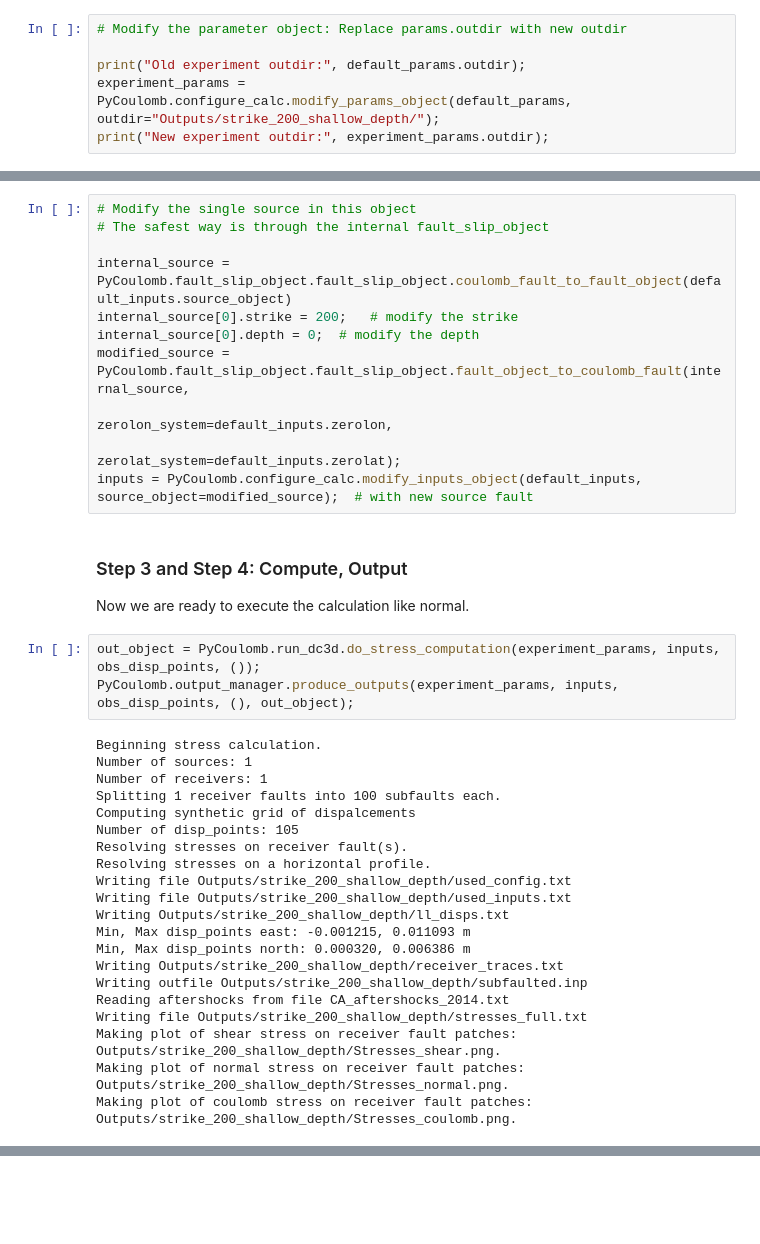
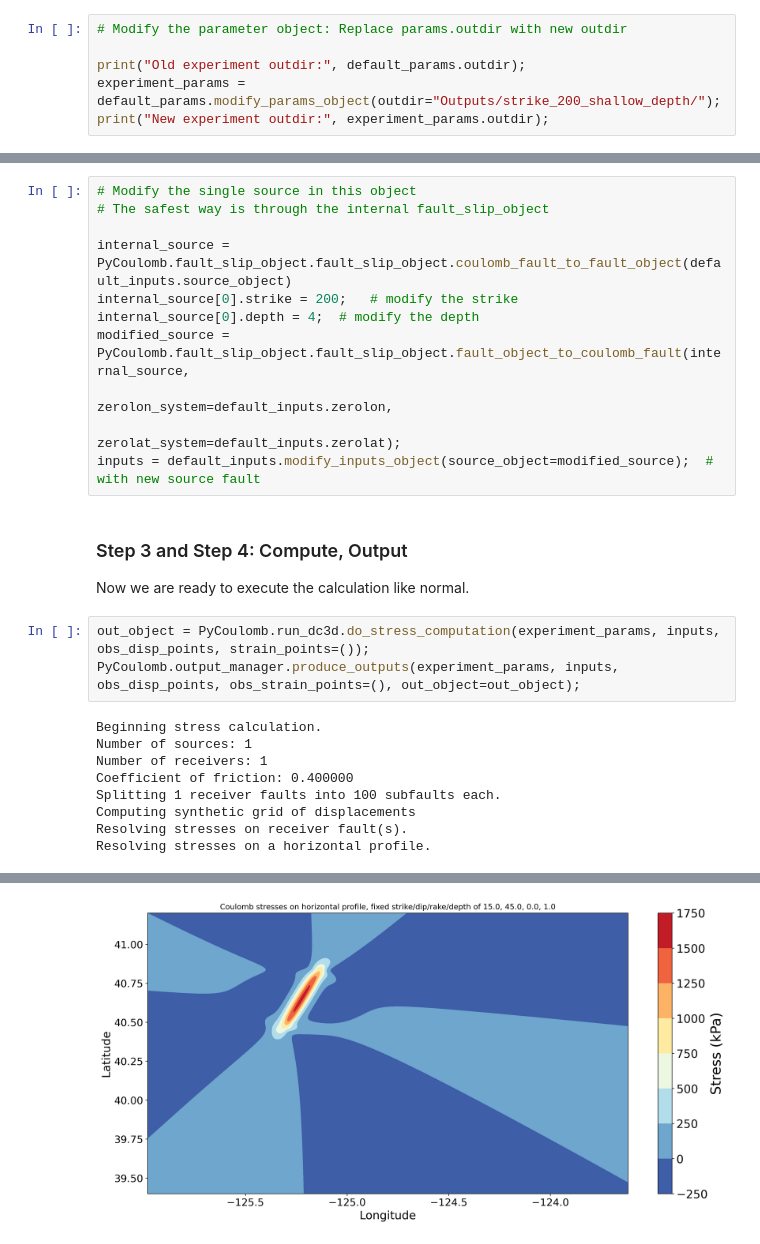
Before and after one commit to kmaterna/elastic_stresses_py, a Jupyter notebook: examples/Example_2/Run_Elastic_stresses_py.ipynb, the cells around one changed output, grey strips where cells are left out. Drawn from its saved outputs; the diff is of its cells as text; blank space fills up the shorter version.

Commit message:
changing examples to use new executable names without .py after pyproj.toml migration

```diff
--- a/examples/Example_2/Run_Elastic_stresses_py.ipynb
+++ b/examples/Example_2/Run_Elastic_stresses_py.ipynb
@@ -139,7 +157,7 @@ We next modify the Params object to direct our outputs into a different output f
 # Modify the parameter object: Replace params.outdir with new outdir
 
 print("Old experiment outdir:", default_params.outdir);
-experiment_params = PyCoulomb.configure_calc.modify_params_object(default_params, outdir="Outputs/strike_200_shallow_depth/");
+experiment_params = default_params.modify_params_object(outdir="Outputs/strike_200_shallow_depth/");
 print("New experiment outdir:", experiment_params.outdir);
 # %% [output]
 Old experiment outdir: Outputs/my_experiment/
@@ -167,35 +184,23 @@ Then we modify the source fault within the input object.  **NOTE: THIS IS USUALL
 
 internal_source = PyCoulomb.fault_slip_object.fault_slip_object.coulomb_fault_to_fault_object(default_inputs.source_object)
 internal_source[0].strike = 200;   # modify the strike
-internal_source[0].depth = 0;  # modify the depth
+internal_source[0].depth = 4;  # modify the depth
 modified_source = PyCoulomb.fault_slip_object.fault_slip_object.fault_object_to_coulomb_fault(internal_source,
                                                                             zerolon_system=default_inputs.zerolon,
                                                                             zerolat_system=default_inputs.zerolat);
-inputs = PyCoulomb.configure_calc.modify_inputs_object(default_inputs, source_object=modified_source);  # with new source fault
+inputs = default_inputs.modify_inputs_object(source_object=modified_source);  # with new source fault
 # %% [markdown]
 ### Step 3 and Step 4: Compute, Output
 Now we are ready to execute the calculation like normal.
 # %%
-out_object = PyCoulomb.run_dc3d.do_stress_computation(experiment_params, inputs, obs_disp_points, ());
-PyCoulomb.output_manager.produce_outputs(experiment_params, inputs, obs_disp_points, (), out_object);
+out_object = PyCoulomb.run_dc3d.do_stress_computation(experiment_params, inputs, obs_disp_points, strain_points=());
+PyCoulomb.output_manager.produce_outputs(experiment_params, inputs, obs_disp_points, obs_strain_points=(), out_object=out_object);
 # %% [output]
 Beginning stress calculation.
 Number of sources: 1
 Number of receivers: 1
+Coefficient of friction: 0.400000
 Splitting 1 receiver faults into 100 subfaults each.
-Computing synthetic grid of dispalcements
-Number of disp_points: 105
+Computing synthetic grid of displacements
 Resolving stresses on receiver fault(s).
 Resolving stresses on a horizontal profile.
-Writing file Outputs/strike_200_shallow_depth/used_config.txt
-Writing file Outputs/strike_200_shallow_depth/used_inputs.txt
-Writing Outputs/strike_200_shallow_depth/ll_disps.txt
-Min, Max disp_points east: -0.001215, 0.011093 m
-Min, Max disp_points north: 0.000320, 0.006386 m
-Writing Outputs/strike_200_shallow_depth/receiver_traces.txt
-Writing outfile Outputs/strike_200_shallow_depth/subfaulted.inp
-Reading aftershocks from file CA_aftershocks_2014.txt
-Writing file Outputs/strike_200_shallow_depth/stresses_full.txt
-Making plot of shear stress on receiver fault patches: Outputs/strike_200_shallow_depth/Stresses_shear.png.
-Making plot of normal stress on receiver fault patches: Outputs/strike_200_shallow_depth/Stresses_normal.png.
-Making plot of coulomb stress on receiver fault patches: Outputs/strike_200_shallow_depth/Stresses_coulomb.png.
@@ -202 +224,2 @@ Making plot of coulomb stress on receiver fault patches: Outputs/strike_200_shal
+[figure, added]
 # %% [markdown]
```
Also changed, not shown: parts of 10 cells of this notebook, 8 other files.
